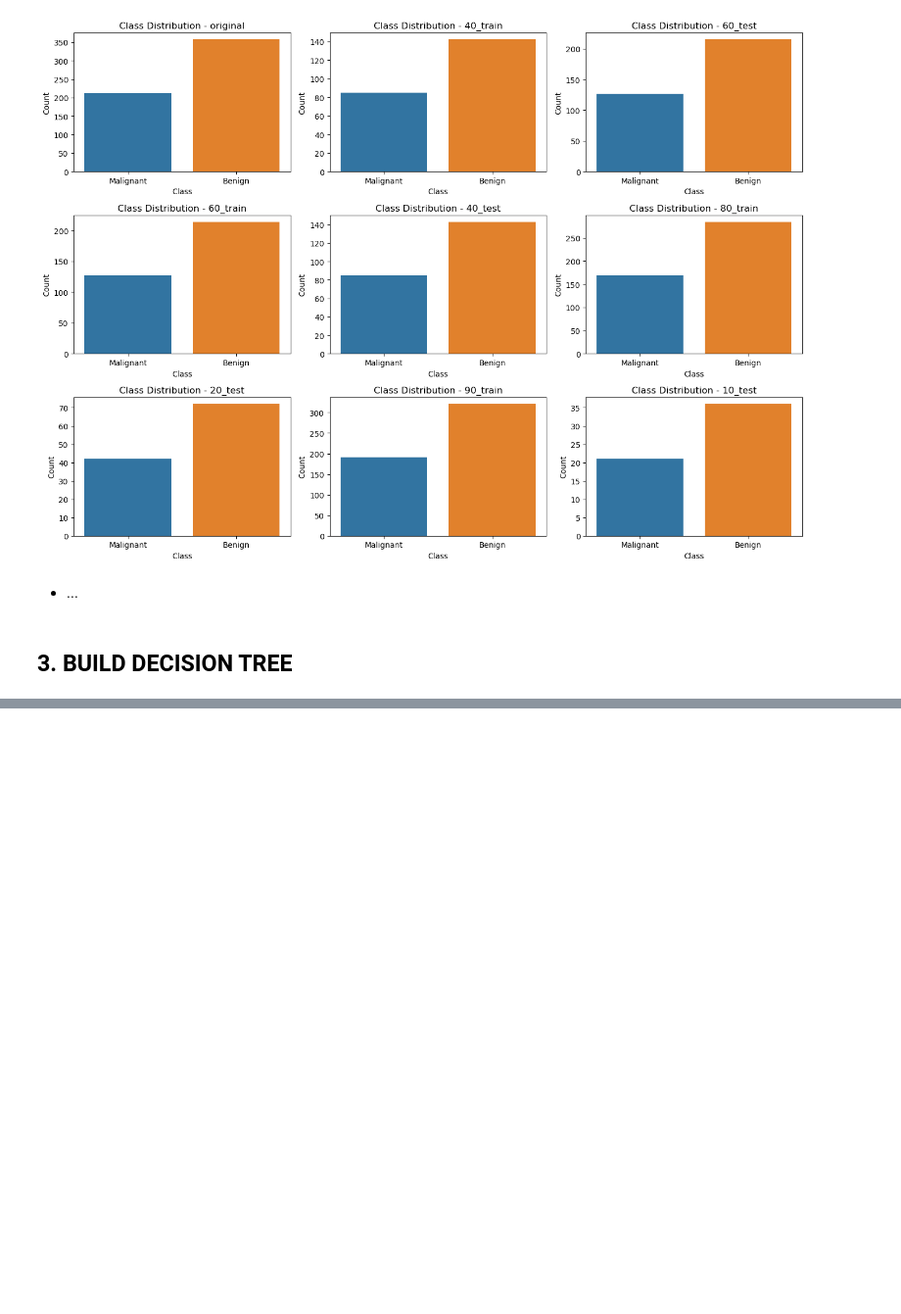
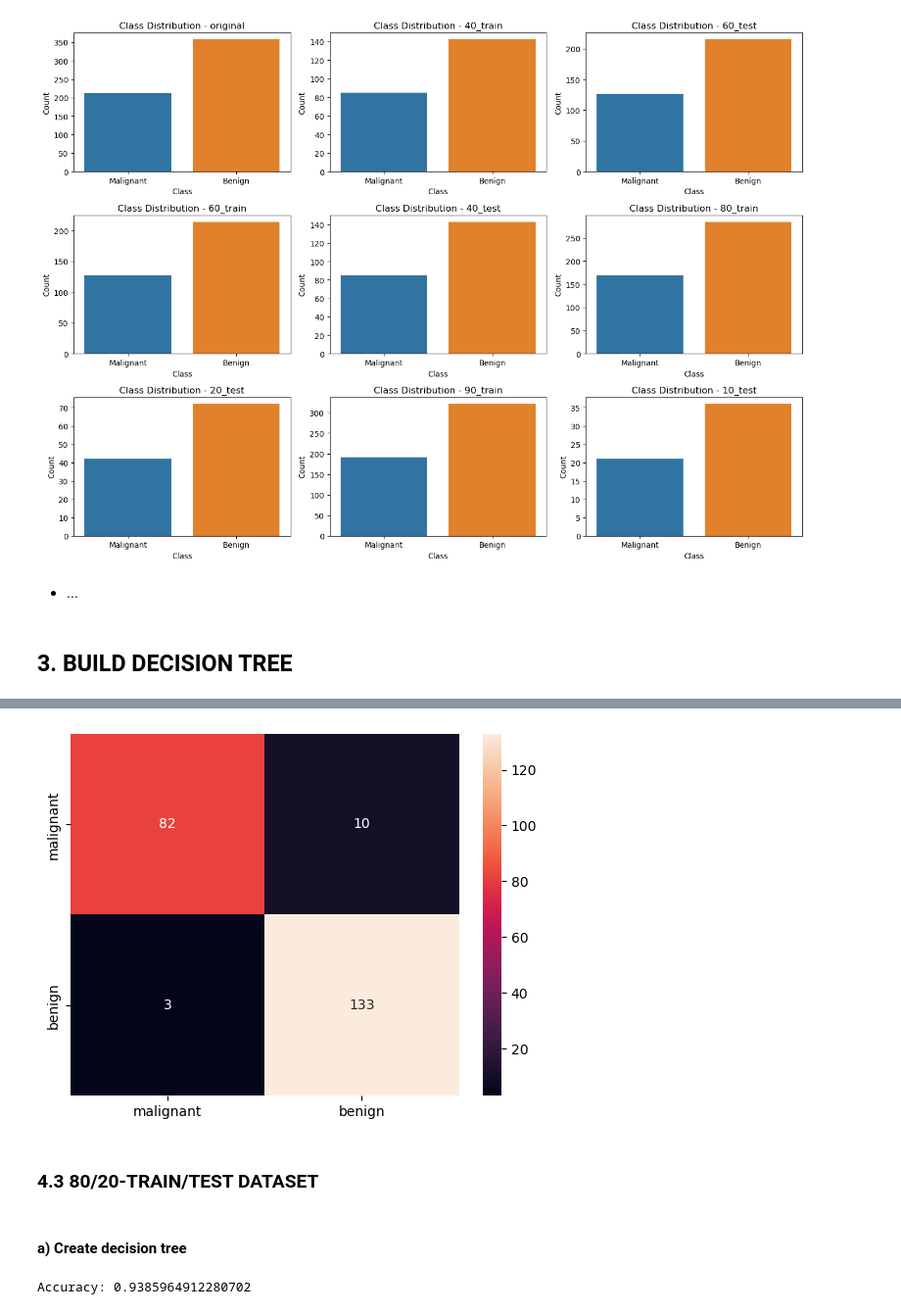
Before and after one commit to Tuyen572004/Decision-Tree, a Jupyter notebook: Source/Cancer/DecisionTree_Cancer.ipynb, the cells around one changed output, grey strips where cells are left out. Shown at 98% size. Saved outputs shown, nothing was run; the diff lists cells and outputs as text; code cells hidden in the pictures; blank space fills up the shorter version.

```diff
--- a/Source/Cancer/DecisionTree_Cancer.ipynb
+++ b/Source/Cancer/DecisionTree_Cancer.ipynb
@@ -278,0 +334,22 @@ Image("decision_tree.png")
+# %%
+cf_40_test = confusion_matrix(y_predict_40, y_test_40)
+sns.heatmap(cf_40_test, annot=True, fmt = 'd', xticklabels=target_names, yticklabels=target_names);
+# %% [output]
+[figure, added]
+# %% [markdown]
+### 4.3 80/20-TRAIN/TEST DATASET
+# %% [markdown]
+#### a) Create decision tree
+# %%
+X_train_80 = datasets['80_train'][0]
+y_train_80 = datasets['80_train'][1]
+X_test_20 = datasets['20_test'][0]
+y_test_20 = datasets['20_test'][1]
+
+dt_20_test = DecisionTree()
+dt_20_test.fit(X_train_80, y_train_80)
+y_predict_20 = dt_20_test.predict(X_test_20)
+
+print("Accuracy:", accuracy_score(y_test_20, y_predict_20))
+# %% [output]
+Accuracy: 0.9385964912280702
```
Also changed, not shown: parts of 47 cells of this notebook, 12 other files.
